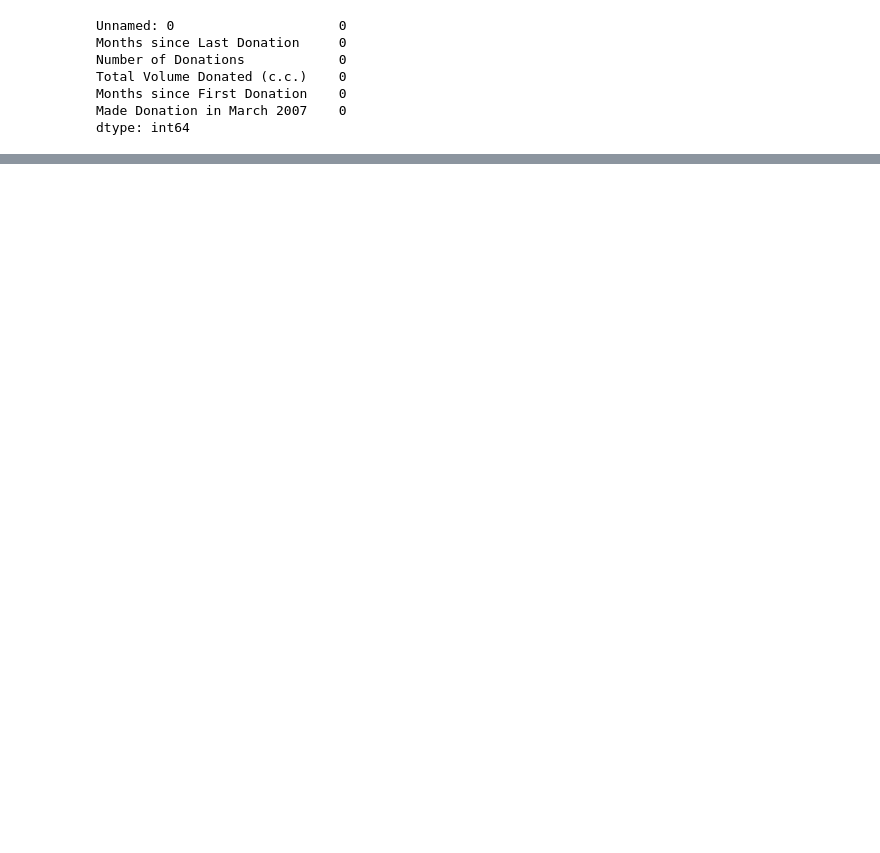
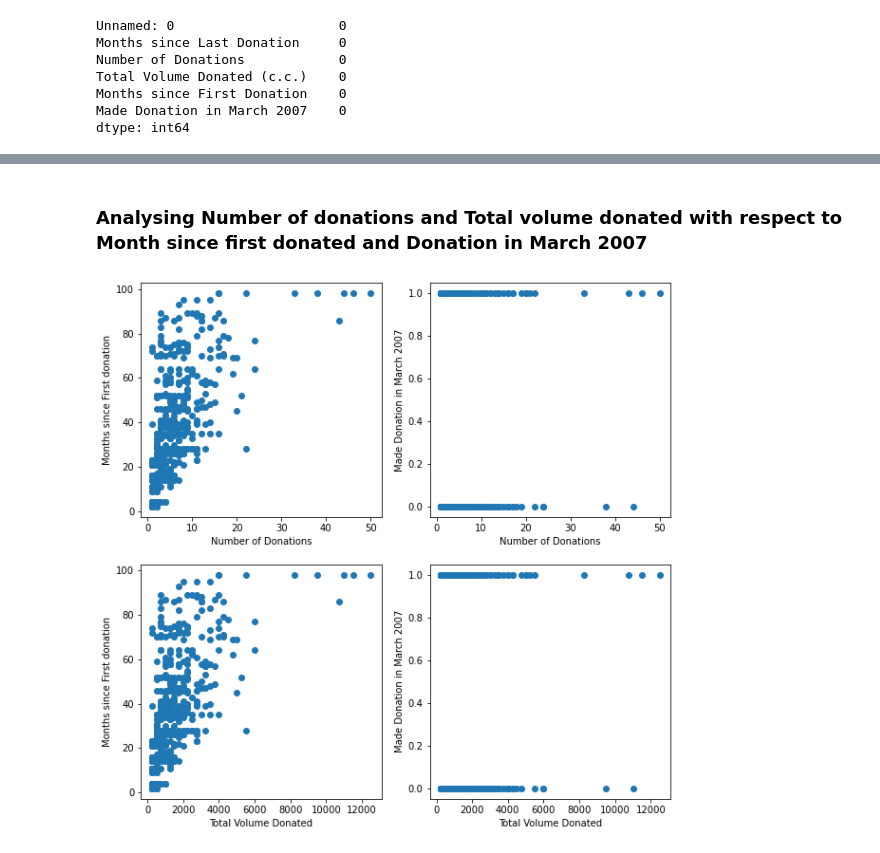
Before and after one commit to Radbanks/Prediction-Models, a Jupyter notebook: Blood_Donation.ipynb, the cells around one changed output, grey strips where cells are left out. Drawn from its saved outputs; the diff is of its cells as text; code cells hidden in the pictures; blank space fills up the shorter version.

```diff
--- a/Blood_Donation.ipynb
+++ b/Blood_Donation.ipynb
@@ -171,0 +229,30 @@ SyntaxError: invalid syntax (<ipython-input-9-ef4a2c5b43b8>, line 2)
+# %% [markdown]
+### Analysing Number of donations and Total volume donated with respect to Month since first donated and Donation in March 2007
+# %%
+fig , axs = plt.subplots(2,2, figsize=(10,10))
+
+#subplot 1
+axs[0][0].scatter(df.nod,df.msfd)
+axs[0][1].scatter(df.nod,df.target)
+
+
+for i in range(0,2) :
+    axs[0][i].set_xlabel('Number of Donations')
+
+axs[0][0].set_ylabel('Months since First donation')
+axs[0][1].set_ylabel('Made Donation in March 2007')
+
+#subplot 2
+axs[1][0].scatter(df.tvd,df.msfd)
+axs[1][1].scatter(df.tvd,df.target)
+
+
+for i in range(0,2) :
+    axs[1][i].set_xlabel('Total Volume Donated')
+
+axs[1][0].set_ylabel('Months since First donation')
+axs[1][1].set_ylabel('Made Donation in March 2007')
+
+plt.show()
+# %% [output]
+[figure, added]
```
Also changed, not shown: parts of 9 cells of this notebook.
